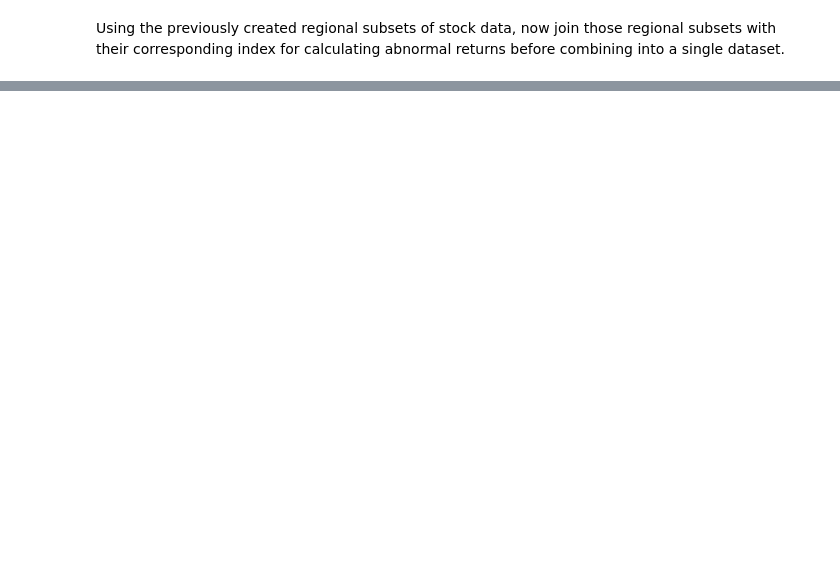
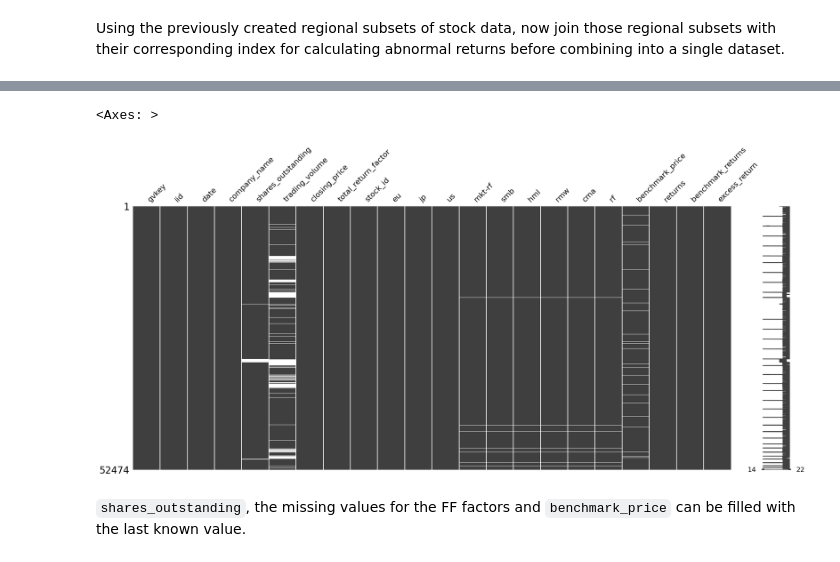
Before and after one commit to c0nn0rstevens/video-game-review-scores-returns-thesis, a Jupyter notebook: stock_prices_data_exploration.ipynb, the cells around one changed output, grey strips where cells are left out. Drawn from its saved outputs; the diff is of its cells as text; code cells hidden in the pictures; blank space fills up the shorter version.

```diff
--- a/stock_prices_data_exploration.ipynb
+++ b/stock_prices_data_exploration.ipynb
@@ -508,0 +624,7 @@ stock_data_us_df.head()
+# %%
+# Calculate regional individual stock returns.
+stock_data_ff_stoxx_eu_df['returns'] = stock_data_ff_stoxx_eu_df['closing_price'].pct_change()
+stock_data_ff_topix_jp_df['returns'] = stock_data_ff_stoxx_eu_df['closing_price'].pct_change()
+stock_data_ff_nasdaq_us_df['returns'] = stock_data_ff_stoxx_eu_df['closing_price'].pct_change()
+
+stock_data_ff_nasdaq_us_df.head()
@@ -508,0 +638,7 @@ stock_data_us_df.head()
+# %%
+# Calculate regional individual index returns.
+stock_data_ff_stoxx_eu_df['benchmark_returns'] = stock_data_ff_stoxx_eu_df['benchmark_price'].pct_change()
+stock_data_ff_topix_jp_df['benchmark_returns'] = stock_data_ff_stoxx_eu_df['benchmark_price'].pct_change()
+stock_data_ff_nasdaq_us_df['benchmark_returns'] = stock_data_ff_stoxx_eu_df['benchmark_price'].pct_change()
+
+stock_data_ff_topix_jp_df.head()
@@ -508,0 +653,7 @@ stock_data_us_df.head()
+# %%
+# Calculate excess returns.
+stock_data_ff_stoxx_eu_df['excess_return'] = stock_data_ff_stoxx_eu_df['returns'] - stock_data_ff_stoxx_eu_df['benchmark_returns']
+stock_data_ff_topix_jp_df['excess_return'] = stock_data_ff_topix_jp_df['returns'] - stock_data_ff_topix_jp_df['benchmark_returns']
+stock_data_ff_nasdaq_us_df['excess_return'] = stock_data_ff_nasdaq_us_df['returns'] - stock_data_ff_nasdaq_us_df['benchmark_returns']
+
+stock_data_ff_topix_jp_df.head()
@@ -508,0 +668,10 @@ stock_data_us_df.head()
+# %%
+# Plot missing values for eu.
+%matplotlib inline
+
+msno.matrix(stock_data_ff_stoxx_eu_df)
+# %% [output]
+<Axes: >
+[figure, added]
+# %% [markdown]
+`shares_outstanding`, the missing values for the FF factors and `benchmark_price` can be filled with the last known value.
```
Also changed, not shown: parts of 39 cells of this notebook.
